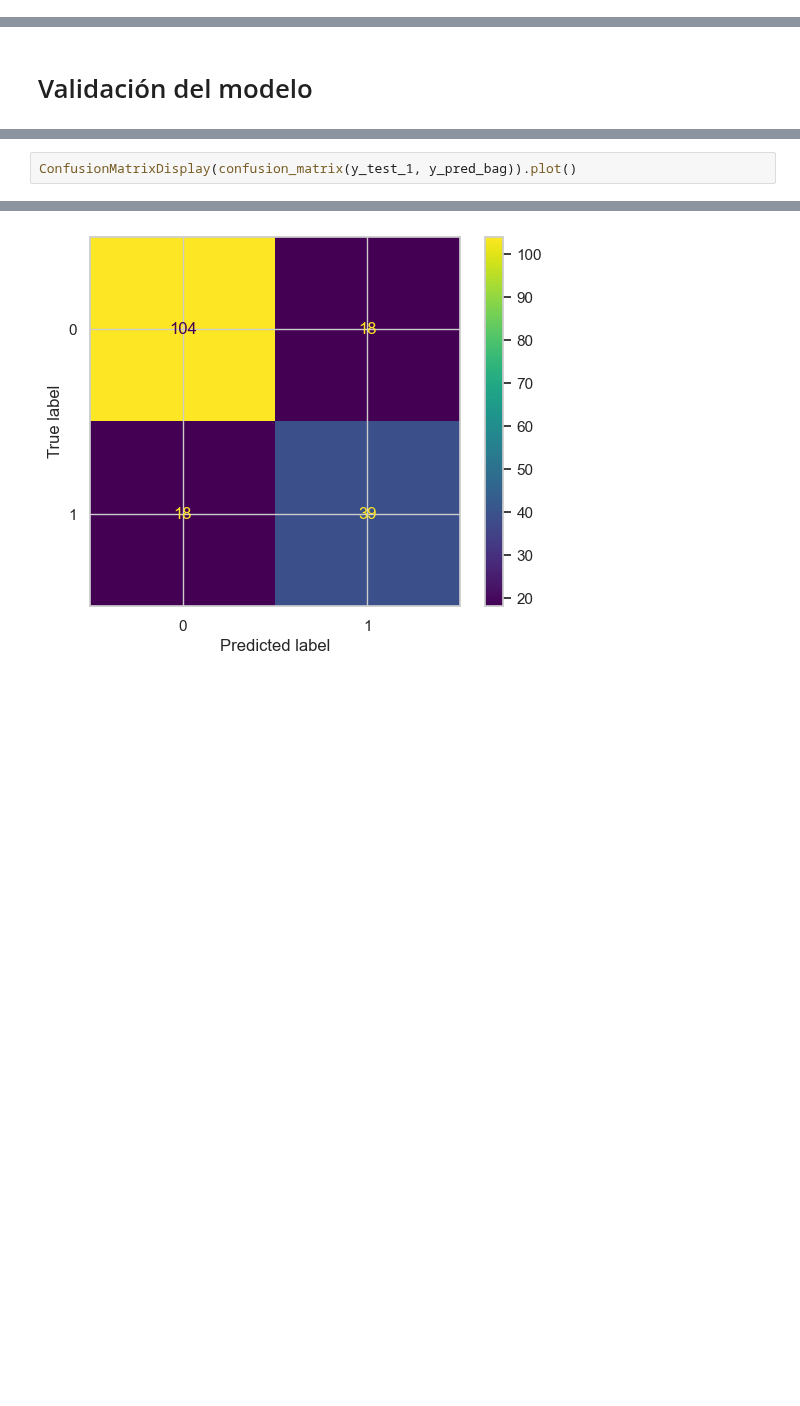
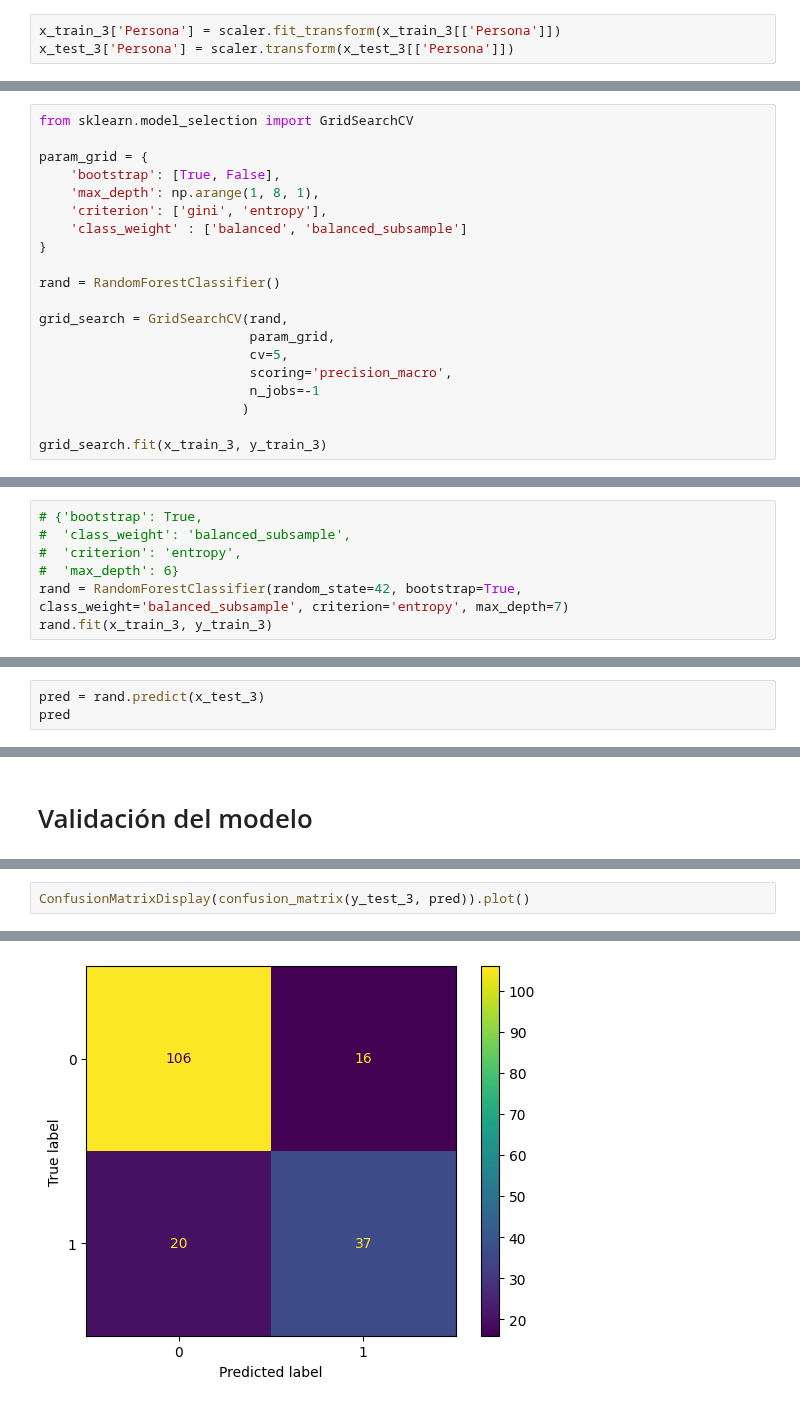
Before and after one commit to solfontan/DS_PT_09_2023, a Jupyter notebook: Machine_Learning/1-Supervisado/4-Ejercicio/Titanic.ipynb, the cells around one changed output, grey strips where cells are left out. Saved outputs shown, nothing was run; the diff lists cells and outputs as text; blank space fills up the shorter version.

```diff
--- a/Machine_Learning/1-Supervisado/4-Ejercicio/Titanic.ipynb
+++ b/Machine_Learning/1-Supervisado/4-Ejercicio/Titanic.ipynb
@@ -678,0 +909,3 @@ Index(['Sex', 'Age', 'SibSp', 'Parch', 'Embarked_C', 'Embarked_Q',
+# %%
+x_train_3['Persona'] = scaler.fit_transform(x_train_3[['Persona']])
+x_test_3['Persona'] = scaler.transform(x_test_3[['Persona']])
@@ -678,0 +1028,20 @@ Index(['Sex', 'Age', 'SibSp', 'Parch', 'Embarked_C', 'Embarked_Q',
+# %%
+from sklearn.model_selection import GridSearchCV
+
+param_grid = {
+    'bootstrap': [True, False],
+    'max_depth': np.arange(1, 8, 1),
+    'criterion': ['gini', 'entropy'],
+    'class_weight' : ['balanced', 'balanced_subsample']
+}
+
+rand = RandomForestClassifier()
+
+grid_search = GridSearchCV(rand,
+                           param_grid,
+                           cv=5,
+                           scoring='precision_macro',
+                           n_jobs=-1
+                          )
+
+grid_search.fit(x_train_3, y_train_3)
@@ -696,0 +1064,7 @@ for score, name in zip(rnd_clf.feature_importances_, x_train_1.columns):
+# %%
+# {'bootstrap': True,
+#  'class_weight': 'balanced_subsample',
+#  'criterion': 'entropy',
+#  'max_depth': 6}
+rand = RandomForestClassifier(random_state=42, bootstrap=True, class_weight='balanced_subsample', criterion='entropy', max_depth=7)
+rand.fit(x_train_3, y_train_3)
@@ -711,0 +1081,3 @@ array([0, 0, 1, 0, 0, 1, 1, 0, 0, 0, 1, 0, 0, 0, 1, 1, 0, 0, 0, 0, 1, 1,
+# %%
+pred = rand.predict(x_test_3)
+pred
@@ -725,5 +1116,5 @@ weighted avg       0.80      0.80      0.80       179
 # %%
-ConfusionMatrixDisplay(confusion_matrix(y_test_1, y_pred_bag)).plot()
+ConfusionMatrixDisplay(confusion_matrix(y_test_3, pred)).plot()
 # %% [output]
 <sklearn.metrics._plot.confusion_matrix.ConfusionMatrixDisplay at 0x...>
-[figure, old version]
+[figure, new version]
```
Also changed, not shown: parts of 82 cells of this notebook, 4 other files.
